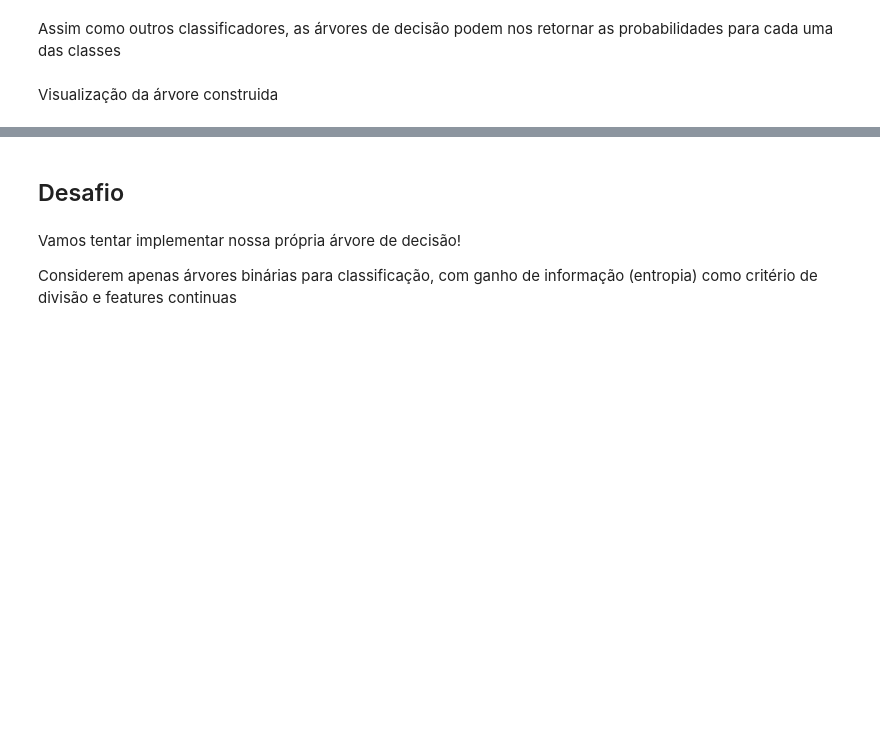
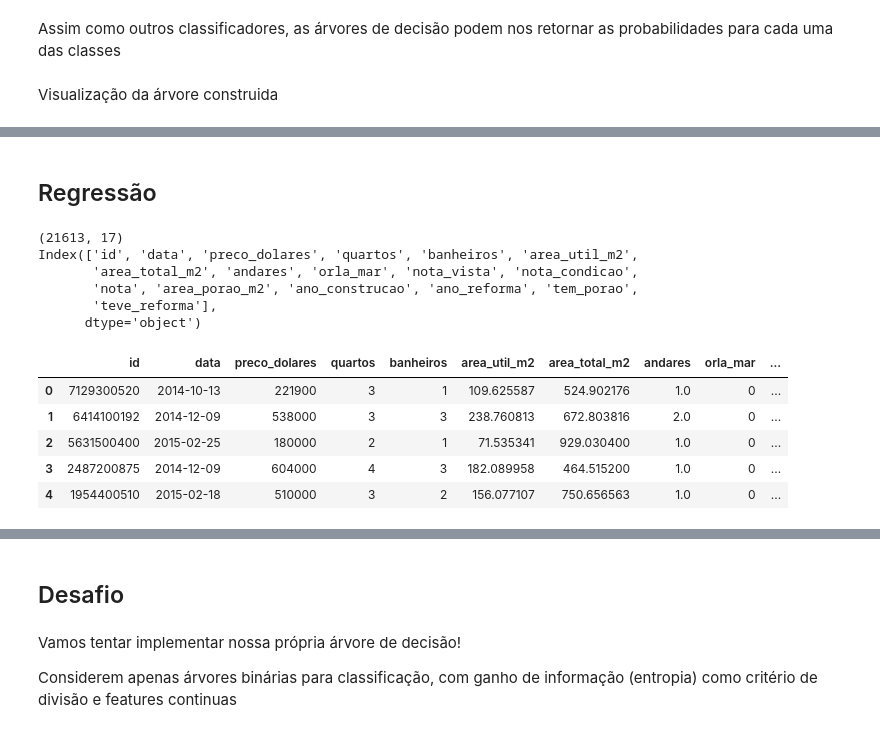
Before and after one commit to nubank/diversidados-curso-ds, a Jupyter notebook: iniciante/ArvoreDecisao/Aula 1 - Introducao a Arvores de Decisao.ipynb, the cells around one changed output, grey strips where cells are left out. Cells and saved outputs as stored; diff of their text form; code cells hidden in the pictures; blank space fills up the shorter version.

```diff
--- a/iniciante/ArvoreDecisao/Aula 1 - Introducao a Arvores de Decisao.ipynb
+++ b/iniciante/ArvoreDecisao/Aula 1 - Introducao a Arvores de Decisao.ipynb
@@ -155,3 +157,23 @@ graph = Source(tree.export_graphviz(dt,
 SVG(graph.pipe(format='svg'))
 # %% [output]
 [drawing not drawn]
+# %% [markdown]
+## Regressão
+# %%
+imoveis_df = pd.read_csv("https://raw.githubusercontent.com/nubank/diversidados-curso-ds/master/iniciante/LinReg/dataset_imoveis.csv")
+print(imoveis_df.shape)
+print(imoveis_df.columns)
+imoveis_df.head()
+# %% [output]
+(21613, 17)
+Index(['id', 'data', 'preco_dolares', 'quartos', 'banheiros', 'area_util_m2',
+       'area_total_m2', 'andares', 'orla_mar', 'nota_vista', 'nota_condicao',
+       'nota', 'area_porao_m2', 'ano_construcao', 'ano_reforma', 'tem_porao',
+       'teve_reforma'],
+      dtype='object')
+|  | id | data | preco_dolares | quartos | banheiros | area_util_m2 | area_total_m2 | andares | orla_mar | ... |
+| 0 | 7129300520 | 2014-10-13 | 221900 | 3 | 1 | 109.625587 | 524.902176 | 1.0 | 0 | ... |
+| 1 | 6414100192 | 2014-12-09 | 538000 | 3 | 3 | 238.760813 | 672.803816 | 2.0 | 0 | ... |
+| 2 | 5631500400 | 2015-02-25 | 180000 | 2 | 1 | 71.535341 | 929.030400 | 1.0 | 0 | ... |
+| 3 | 2487200875 | 2014-12-09 | 604000 | 4 | 3 | 182.089958 | 464.515200 | 1.0 | 0 | ... |
+| 4 | 1954400510 | 2015-02-18 | 510000 | 3 | 2 | 156.077107 | 750.656563 | 1.0 | 0 | ... |
```
Also changed, not shown: parts of 15 cells of this notebook.
